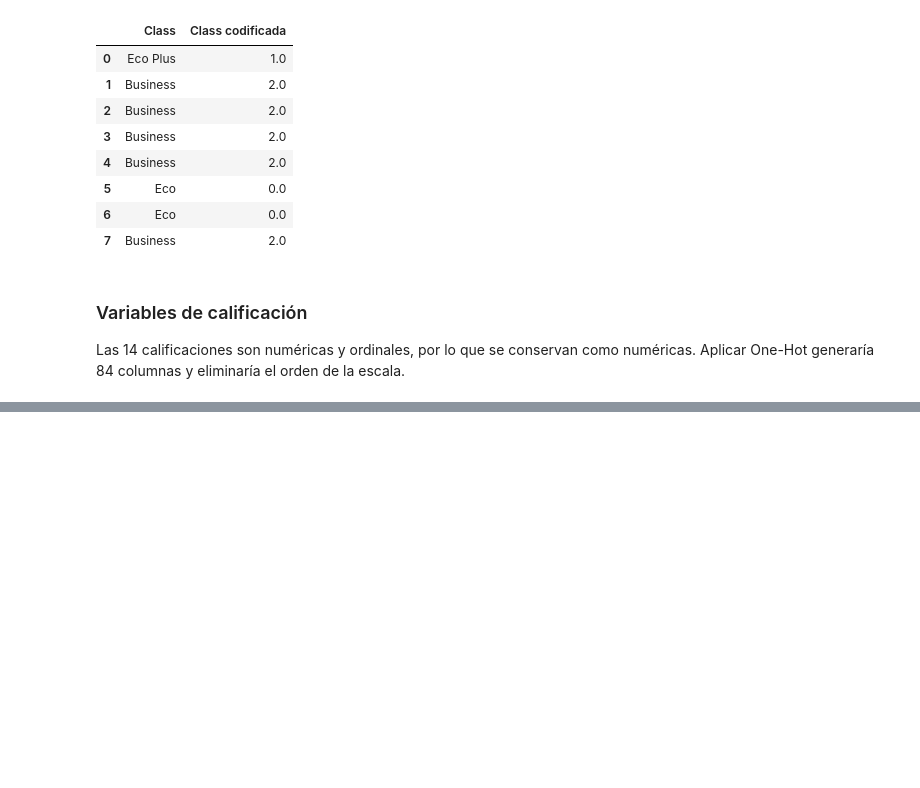
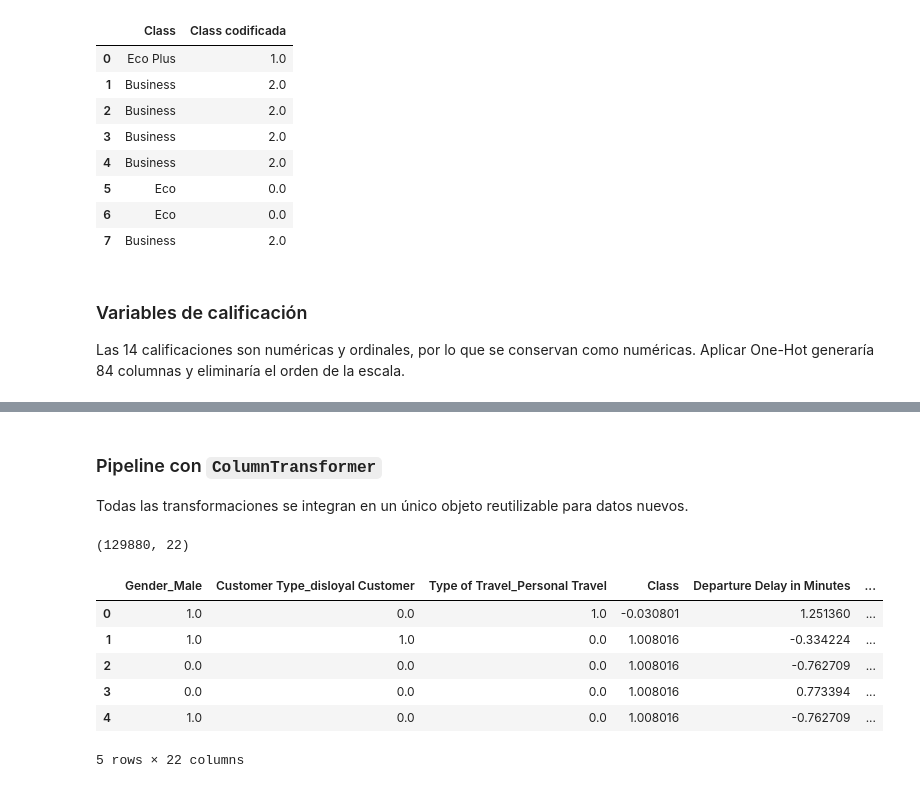
Before and after one commit to isabelhoyos287560/entrega2-analisis-de-datos, a Jupyter notebook: 03_preprocesamiento.ipynb, the cells around one changed output, grey strips where cells are left out. Drawn from its saved outputs; the diff is of its cells as text; code cells hidden in the pictures; blank space fills up the shorter version.

```diff
--- a/03_preprocesamiento.ipynb
+++ b/03_preprocesamiento.ipynb
@@ -134,0 +173,31 @@ Las 14 calificaciones son numéricas y ordinales, por lo que se conservan como n
+# %% [markdown]
+### Pipeline con `ColumnTransformer`
+
+Todas las transformaciones se integran en un único objeto reutilizable para datos nuevos.
+# %%
+preprocesador = ColumnTransformer(transformers=[
+    ('nominales', OneHotEncoder(drop='if_binary', sparse_output=False), nominales),
+    ('ordinal', Pipeline([
+        ('codificar', OrdinalEncoder(categories=[['Eco', 'Eco Plus', 'Business']])),
+        ('escalar', StandardScaler()),
+    ]), ordinales),
+    ('delays', Pipeline([
+        ('log', FunctionTransformer(np.log1p, feature_names_out='one-to-one')),
+        ('escalar', StandardScaler()),
+    ]), delays),
+    ('numericas', StandardScaler(), continuas + calificaciones),
+], verbose_feature_names_out=False)
+
+X_prep = pd.DataFrame(preprocesador.fit_transform(X), columns=preprocesador.get_feature_names_out())
+
+print(X_prep.shape)
+X_prep.head()
+# %% [output]
+(129880, 22)
+|  | Gender_Male | Customer Type_disloyal Customer | Type of Travel_Personal Travel | Class | Departure Delay in Minutes | ... |
+| 0 | 1.0 | 0.0 | 1.0 | -0.030801 | 1.251360 | ... |
+| 1 | 1.0 | 1.0 | 0.0 | 1.008016 | -0.334224 | ... |
+| 2 | 0.0 | 0.0 | 0.0 | 1.008016 | -0.762709 | ... |
+| 3 | 0.0 | 0.0 | 0.0 | 1.008016 | 0.773394 | ... |
+| 4 | 1.0 | 0.0 | 0.0 | 1.008016 | -0.762709 | ... |
+5 rows × 22 columns
```
Also changed, not shown: parts of 7 cells of this notebook.
